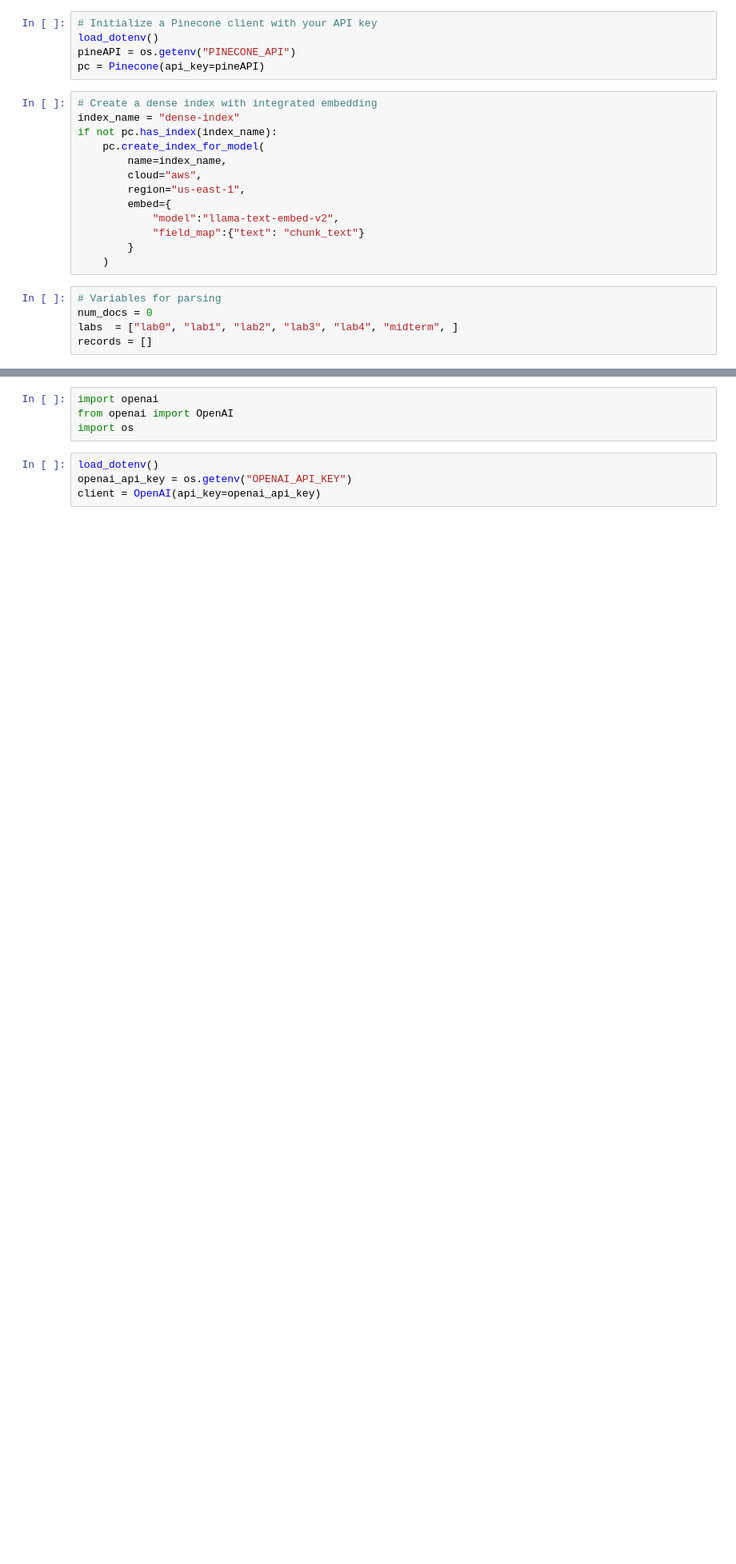
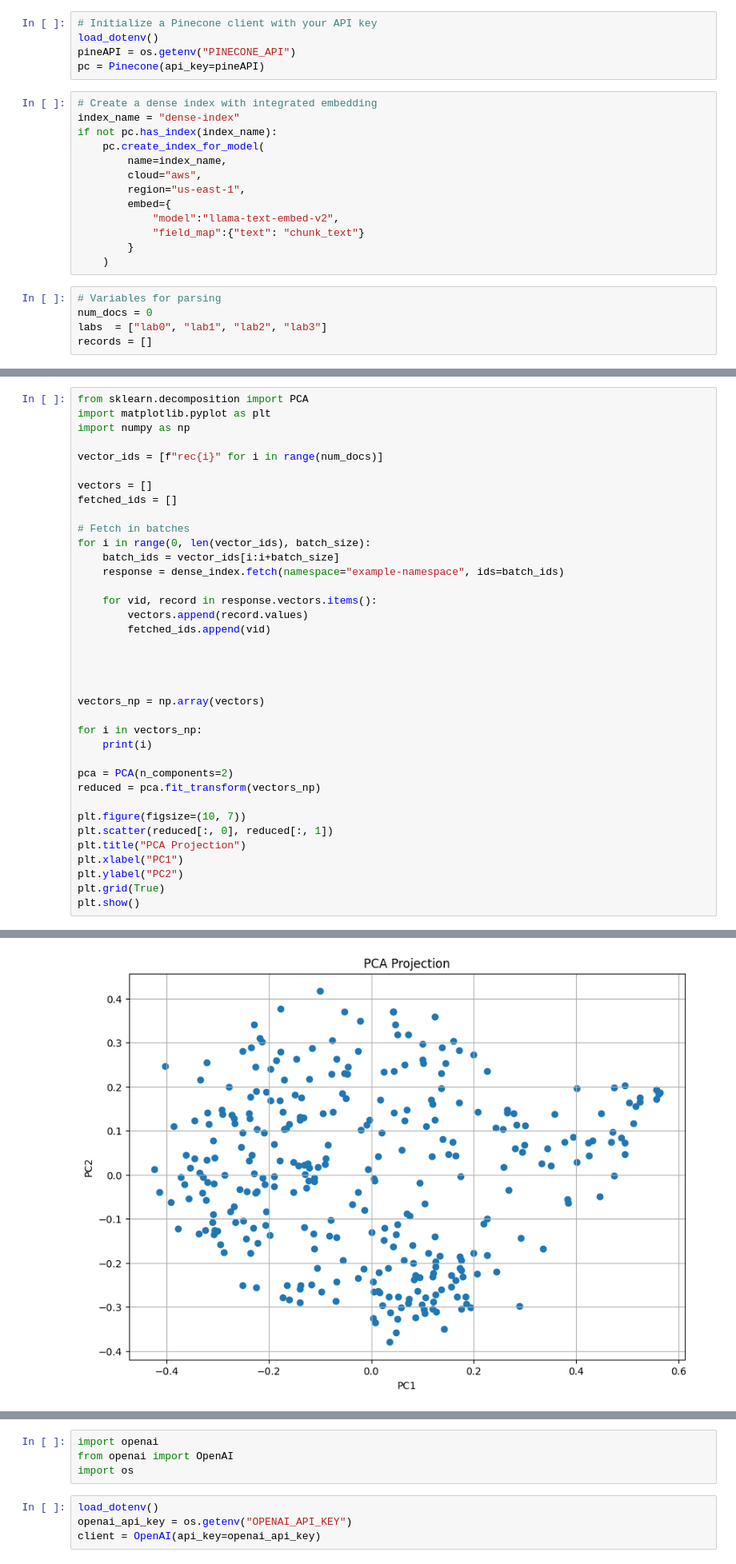
Before and after one commit to emilyliublair/cs6675_project, a Jupyter notebook: data/VectorRAG.ipynb, the cells around one changed output, grey strips where cells are left out. Shown at 80% size. Cells and saved outputs as stored; diff of their text form; blank space fills up the shorter version.

Commit message:
Added vector visualiztions

```diff
--- a/data/VectorRAG.ipynb
+++ b/data/VectorRAG.ipynb
@@ -24,7 +24,7 @@ if not pc.has_index(index_name):
 # %%
 # Variables for parsing
 num_docs = 0
-labs  = ["lab0", "lab1", "lab2", "lab3", "lab4", "midterm", ]
+labs  = ["lab0", "lab1", "lab2", "lab3"]
 records = []
 # %%
 # parse documents
@@ -125 +125,39 @@ print(stats)
  'vector_type': 'dense'}
+# %%
+from sklearn.decomposition import PCA
+import matplotlib.pyplot as plt
+import numpy as np
+
+vector_ids = [f"rec{i}" for i in range(num_docs)]
+
+vectors = []
+fetched_ids = []
+
+# Fetch in batches
+for i in range(0, len(vector_ids), batch_size):
+    batch_ids = vector_ids[i:i+batch_size]
+    response = dense_index.fetch(namespace="example-namespace", ids=batch_ids)
+
+    for vid, record in response.vectors.items():
+        vectors.append(record.values)
+        fetched_ids.append(vid)
+
+
+
+
+vectors_np = np.array(vectors)
+
+for i in vectors_np:
+    print(i)
+
+pca = PCA(n_components=2)
+reduced = pca.fit_transform(vectors_np)
+
+plt.figure(figsize=(10, 7))
+plt.scatter(reduced[:, 0], reduced[:, 1])
+plt.title("PCA Projection")
+plt.xlabel("PC1")
+plt.ylabel("PC2")
+plt.grid(True)
+plt.show()
+# %% [output]
@@ -126,3 +177,4 @@ print(stats)
+[figure, added]
 # %%
 from pinecone.exceptions import PineconeApiException
 def ask_query(query, debug):
```
Also changed, not shown: parts of 8 cells of this notebook.
